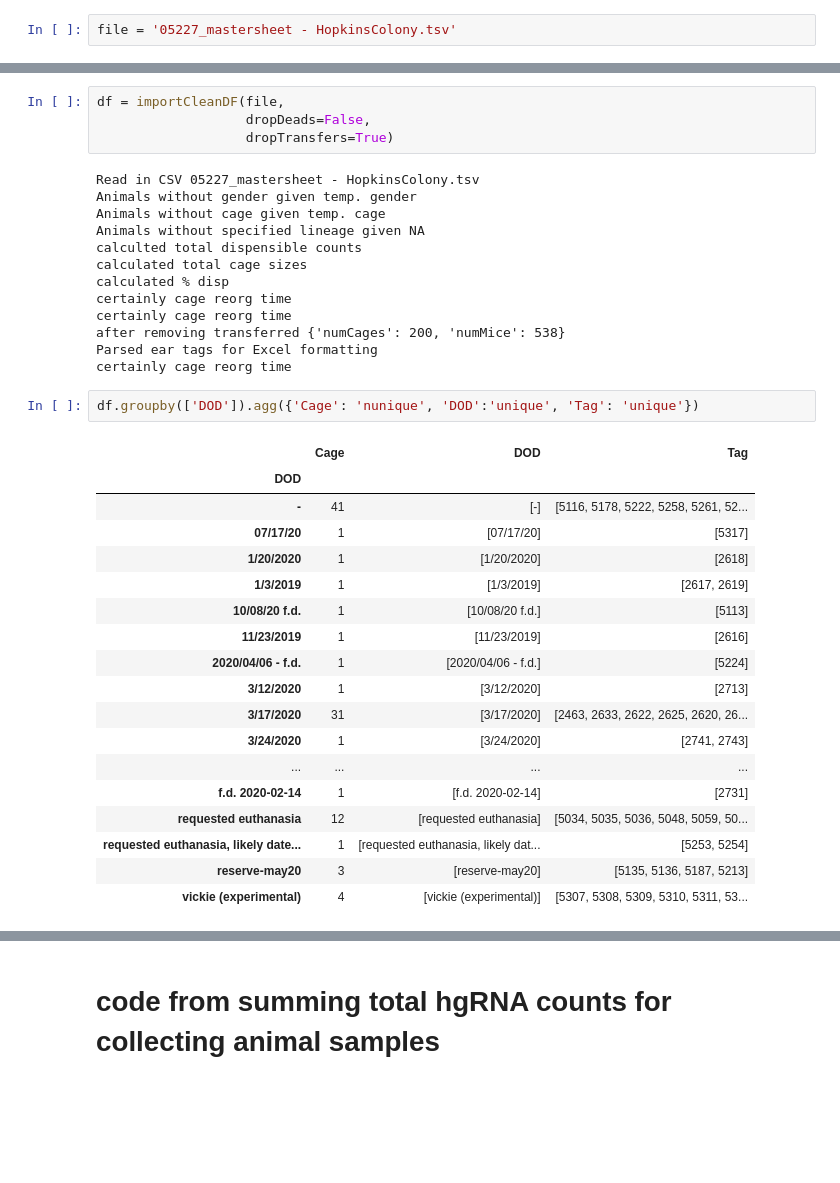
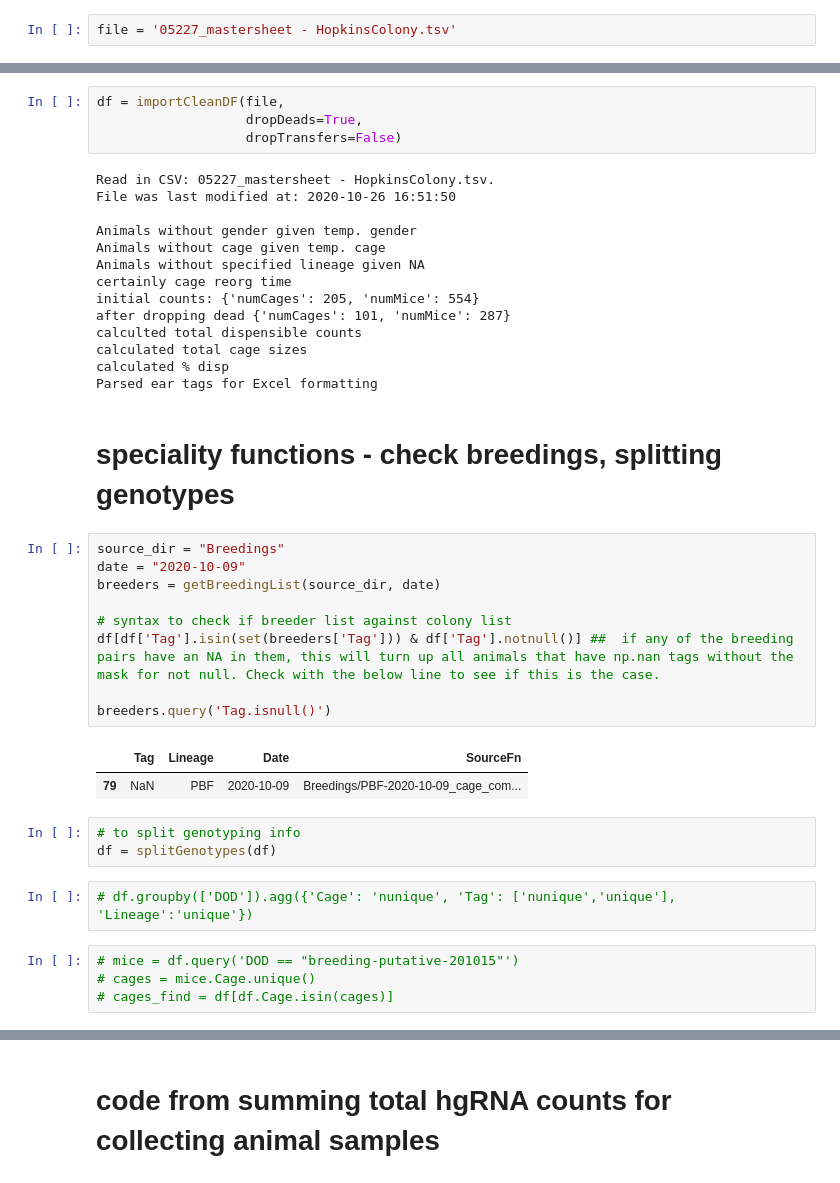
Before and after one commit to kathleenleeper/ms_kalhor, a Jupyter notebook: mouse_mgmt.ipynb, the cells around one changed output, grey strips where cells are left out. Drawn from its saved outputs; the diff is of its cells as text; blank space fills up the shorter version.

Commit message:
compiled code into functions and removed redundancies for special applicaitons that have become routine

```diff
--- a/mouse_mgmt.ipynb
+++ b/mouse_mgmt.ipynb
@@ -164,38 +155,41 @@ mtime: 2020-10-15 13:56:58
 # %%
 df = importCleanDF(file,
-                   dropDeads=False,
-                   dropTransfers=True)
+                   dropDeads=True,
+                   dropTransfers=False)
 # %% [output]
-Read in CSV 05227_mastersheet - HopkinsColony.tsv
+Read in CSV: 05227_mastersheet - HopkinsColony.tsv.
+File was last modified at: 2020-10-26 16:51:50
+
 Animals without gender given temp. gender
 Animals without cage given temp. cage
 Animals without specified lineage given NA
+certainly cage reorg time
+initial counts: {'numCages': 205, 'numMice': 554}
+after dropping dead {'numCages': 101, 'numMice': 287}
 calculted total dispensible counts
 calculated total cage sizes
 calculated % disp
-certainly cage reorg time
-certainly cage reorg time
-after removing transferred {'numCages': 200, 'numMice': 538}
 Parsed ear tags for Excel formatting
-certainly cage reorg time
+# %% [markdown]
+# speciality functions - check breedings, splitting genotypes
+# %%
+source_dir = "Breedings"
+date = "2020-10-09"
+breeders = getBreedingList(source_dir, date)
+
+# syntax to check if breeder list against colony list
+df[df['Tag'].isin(set(breeders['Tag'])) & df['Tag'].notnull()] ##  if any of the breeding pairs have an NA in them, this will turn up all animals that have np.nan tags without the mask for not null. Check with the below line to see if this is the case.
+
+breeders.query('Tag.isnull()')
+# %% [output]
+|  | Tag | Lineage | Date | SourceFn |
+| 79 | NaN | PBF | 2020-10-09 | Breedings/PBF-2020-10-09_cage_com... |
+# %%
+# to split genotyping info
+df = splitGenotypes(df)
 # %%
-df.groupby(['DOD']).agg({'Cage': 'nunique', 'DOD':'unique', 'Tag': 'unique'})
+# df.groupby(['DOD']).agg({'Cage': 'nunique', 'Tag': ['nunique','unique'], 'Lineage':'unique'})
-# %% [output]
-|  | Cage | DOD | Tag |
-| DOD |  |  |  |
-| - | 41 | [-] | [5116, 5178, 5222, 5258, 5261, 52... |
-| 07/17/20 | 1 | [07/17/20] | [5317] |
-| 1/20/2020 | 1 | [1/20/2020] | [2618] |
-| 1/3/2019 | 1 | [1/3/2019] | [2617, 2619] |
-| 10/08/20 f.d. | 1 | [10/08/20 f.d.] | [5113] |
-| 11/23/2019 | 1 | [11/23/2019] | [2616] |
-| 2020/04/06 - f.d. | 1 | [2020/04/06 - f.d.] | [5224] |
-| 3/12/2020 | 1 | [3/12/2020] | [2713] |
-| 3/17/2020 | 31 | [3/17/2020] | [2463, 2633, 2622, 2625, 2620, 26... |
-| 3/24/2020 | 1 | [3/24/2020] | [2741, 2743] |
-| ... | ... | ... | ... |
-| f.d. 2020-02-14 | 1 | [f.d. 2020-02-14] | [2731] |
-| requested euthanasia | 12 | [requested euthanasia] | [5034, 5035, 5036, 5048, 5059, 50... |
-| requested euthanasia, likely date... | 1 | [requested euthanasia, likely dat... | [5253, 5254] |
-| reserve-may20 | 3 | [reserve-may20] | [5135, 5136, 5187, 5213] |
-| vickie (experimental) | 4 | [vickie (experimental)] | [5307, 5308, 5309, 5310, 5311, 53... |
+# %%
+# mice = df.query('DOD == "breeding-putative-201015"')
+# cages = mice.Cage.unique()
+# cages_find = df[df.Cage.isin(cages)]
```
Also changed, not shown: parts of 34 cells of this notebook.
